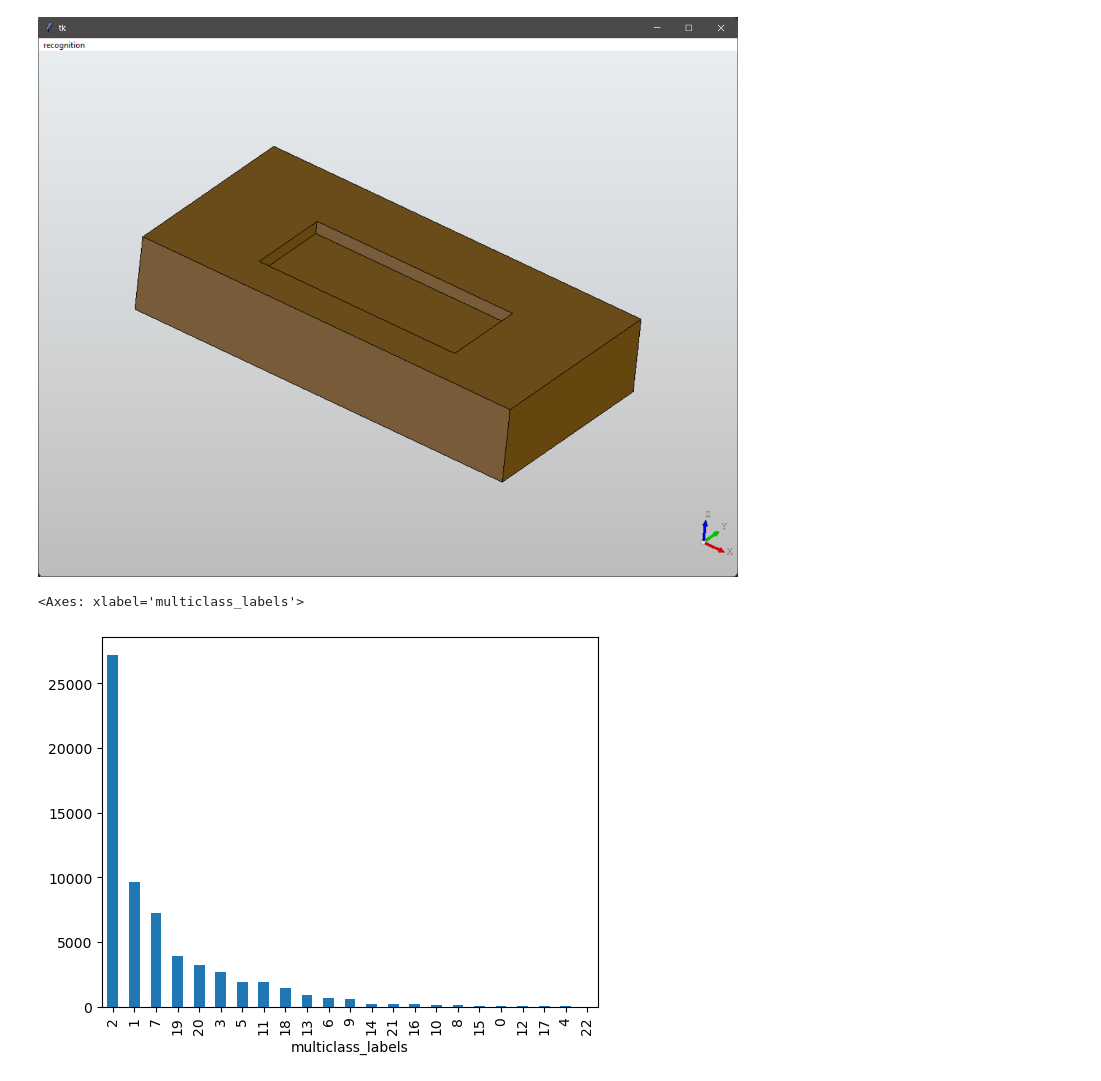
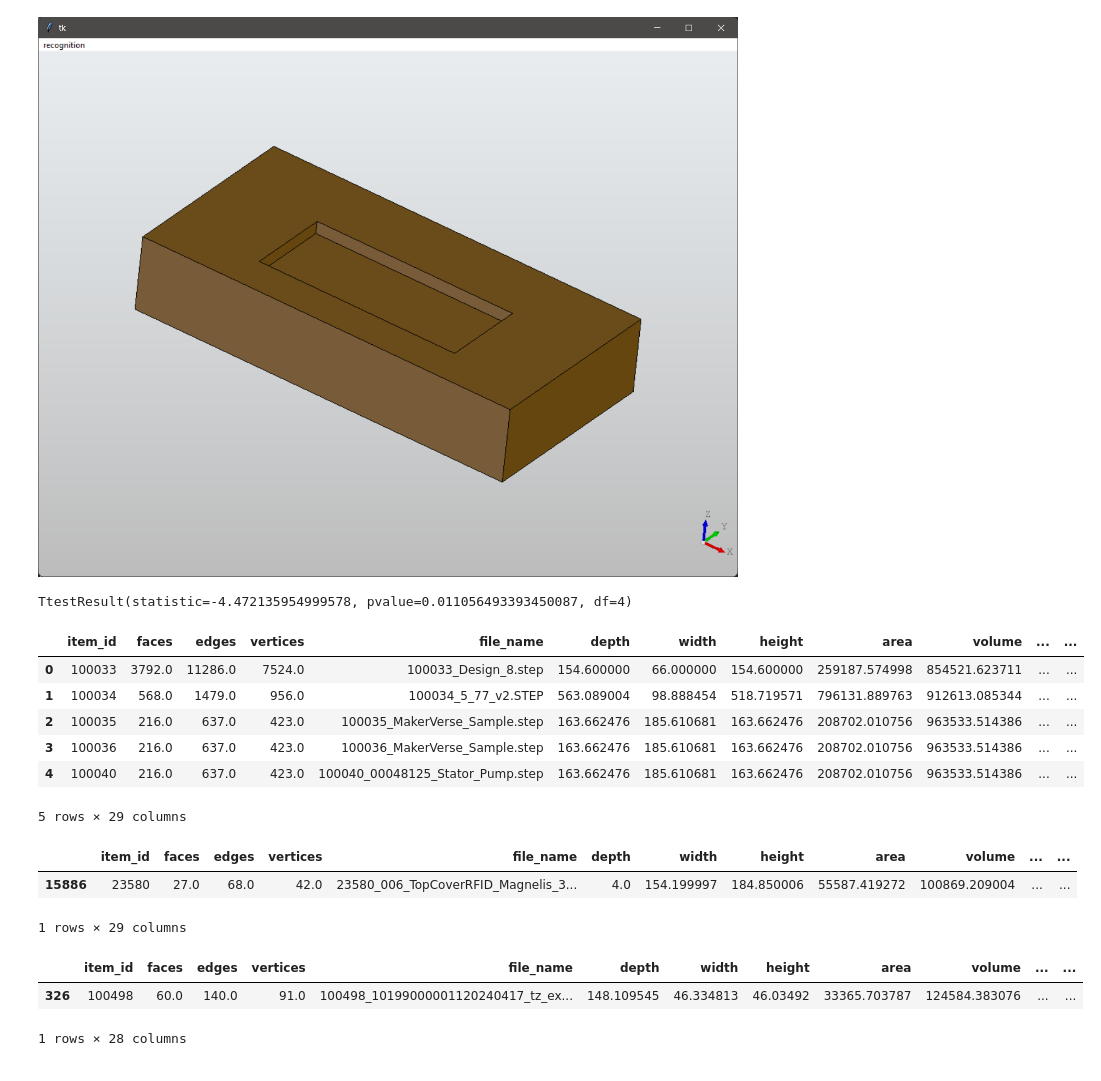
Before and after one commit to ml-phan/manufacturing-tech-gnn, a Jupyter notebook: main.ipynb, the cells around one changed output. Cells and saved outputs as stored; diff of their text form; code cells hidden in the pictures.

```diff
--- a/main.ipynb
+++ b/main.ipynb
@@ -190,6 +280,26 @@ print("Number of edges:", G.number_of_edges())
 # %%
 df_na = df.dropna()
 # %%
+xgboost_scores = [0.83, 0.81, 0.80, 0.79, 0.82]
+pointnet_scores = [0.84, 0.86, 0.83, 0.85, 0.87]
+from scipy.stats import ttest_rel
+ttest_rel(xgboost_scores, pointnet_scores)
 # %% [output]
-<Axes: xlabel='multiclass_labels'>
+TtestResult(statistic=-4.472135954999578, pvalue=0.011056493393450087, df=4)
-[figure, removed]
+# %%
+data = pd.read_csv("./data/synced_dataset.csv")
+data.head()
+# %% [output]
+|  | item_id | faces | edges | vertices | file_name | depth | width | height | area | volume | ... | ... |
+| 0 | 100033 | 3792.0 | 11286.0 | 7524.0 | 100033_Design_8.step | 154.600000 | 66.000000 | 154.600000 | 259187.574998 | 854521.623711 | ... | ... |
+| 1 | 100034 | 568.0 | 1479.0 | 956.0 | 100034_5_77_v2.STEP | 563.089004 | 98.888454 | 518.719571 | 796131.889763 | 912613.085344 | ... | ... |
+| 2 | 100035 | 216.0 | 637.0 | 423.0 | 100035_MakerVerse_Sample.step | 163.662476 | 185.610681 | 163.662476 | 208702.010756 | 963533.514386 | ... | ... |
+| 3 | 100036 | 216.0 | 637.0 | 423.0 | 100036_MakerVerse_Sample.step | 163.662476 | 185.610681 | 163.662476 | 208702.010756 | 963533.514386 | ... | ... |
+| 4 | 100040 | 216.0 | 637.0 | 423.0 | 100040_00048125_Stator_Pump.step | 163.662476 | 185.610681 | 163.662476 | 208702.010756 | 963533.514386 | ... | ... |
+5 rows × 29 columns
+# %%
+data[data.file_name.str.startswith("23580_006")]
+# %% [output]
+|  | item_id | faces | edges | vertices | file_name | depth | width | height | area | volume | ... | ... |
+| 15886 | 23580 | 27.0 | 68.0 | 42.0 | 23580_006_TopCoverRFID_Magnelis_3... | 4.0 | 154.199997 | 184.850006 | 55587.419272 | 100869.209004 | ... | ... |
+1 rows × 29 columns
@@ -195,0 +316,6 @@ df_na = df.dropna()
+# %%
+data[data.file_size == 0]
+# %% [output]
+|  | item_id | faces | edges | vertices | file_name | depth | width | height | area | volume | ... | ... |
+| 326 | 100498 | 60.0 | 140.0 | 91.0 | 100498_10199000001120240417_tz_ex... | 148.109545 | 46.334813 | 46.03492 | 33365.703787 | 124584.383076 | ... | ... |
+1 rows × 28 columns
```
Also changed, not shown: parts of 21 cells of this notebook, 15 other files.
